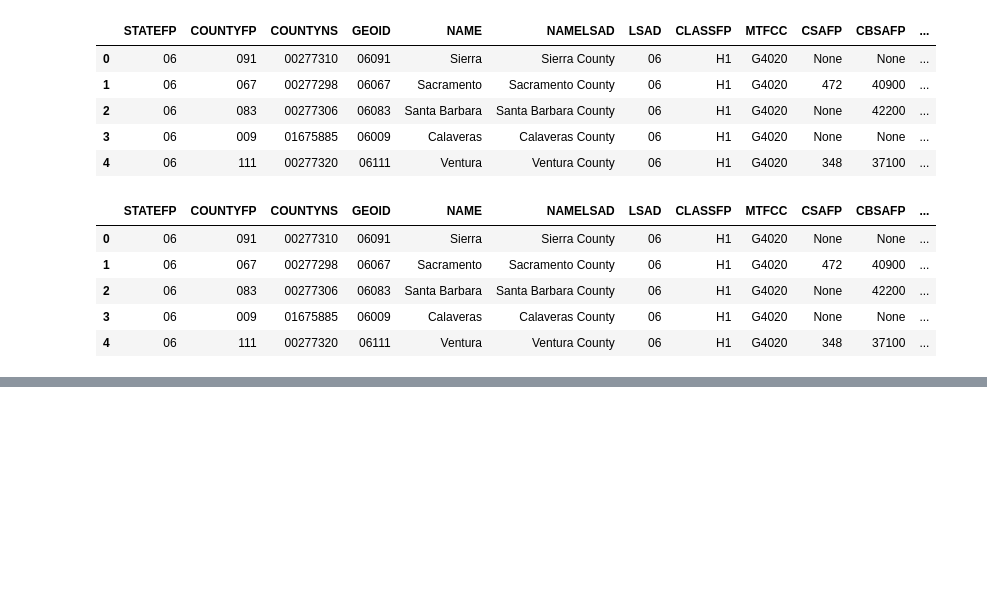
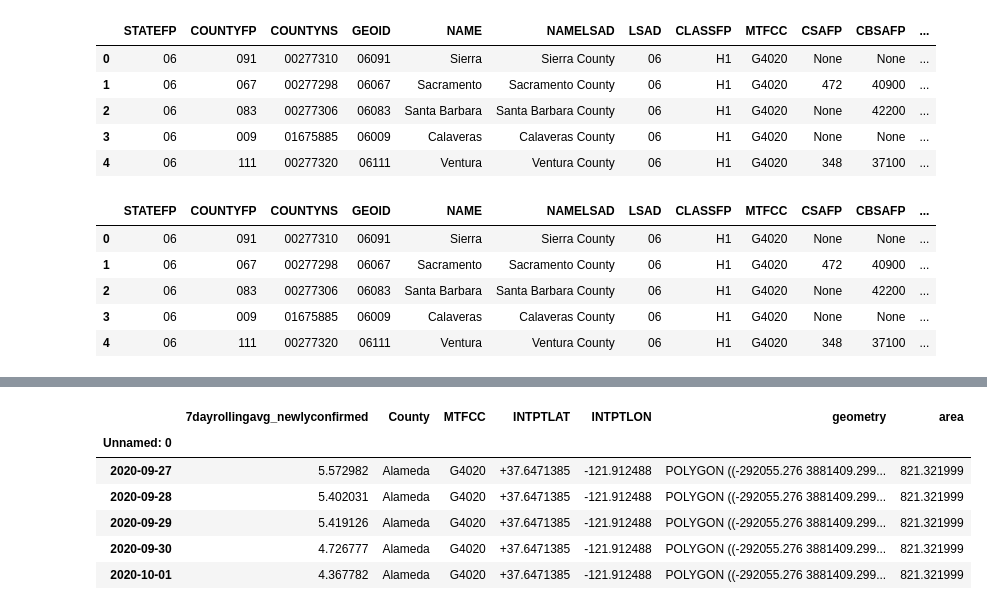
Before and after one commit to lettywu/COVID-19-vaccinations, a Jupyter notebook: jesse/GeoPandas.ipynb, the cells around one changed output, grey strips where cells are left out. Drawn from its saved outputs; the diff is of its cells as text; code cells hidden in the pictures; blank space fills up the shorter version.

```diff
--- a/jesse/GeoPandas.ipynb
+++ b/jesse/GeoPandas.ipynb
@@ -38,0 +91,10 @@ counties.plot(figsize = (20,10));
+# %%
+pred_map_df.head()
+# %% [output]
+|  | 7dayrollingavg_newlyconfirmed | County | MTFCC | INTPTLAT | INTPTLON | geometry | area |
+| Unnamed: 0 |  |  |  |  |  |  |  |
+| 2020-09-27 | 5.572982 | Alameda | G4020 | +37.6471385 | -121.912488 | POLYGON ((-292055.276 3881409.299... | 821.321999 |
+| 2020-09-28 | 5.402031 | Alameda | G4020 | +37.6471385 | -121.912488 | POLYGON ((-292055.276 3881409.299... | 821.321999 |
+| 2020-09-29 | 5.419126 | Alameda | G4020 | +37.6471385 | -121.912488 | POLYGON ((-292055.276 3881409.299... | 821.321999 |
+| 2020-09-30 | 4.726777 | Alameda | G4020 | +37.6471385 | -121.912488 | POLYGON ((-292055.276 3881409.299... | 821.321999 |
+| 2020-10-01 | 4.367782 | Alameda | G4020 | +37.6471385 | -121.912488 | POLYGON ((-292055.276 3881409.299... | 821.321999 |
```
Also changed, not shown: parts of 13 cells of this notebook, 5 other files.
